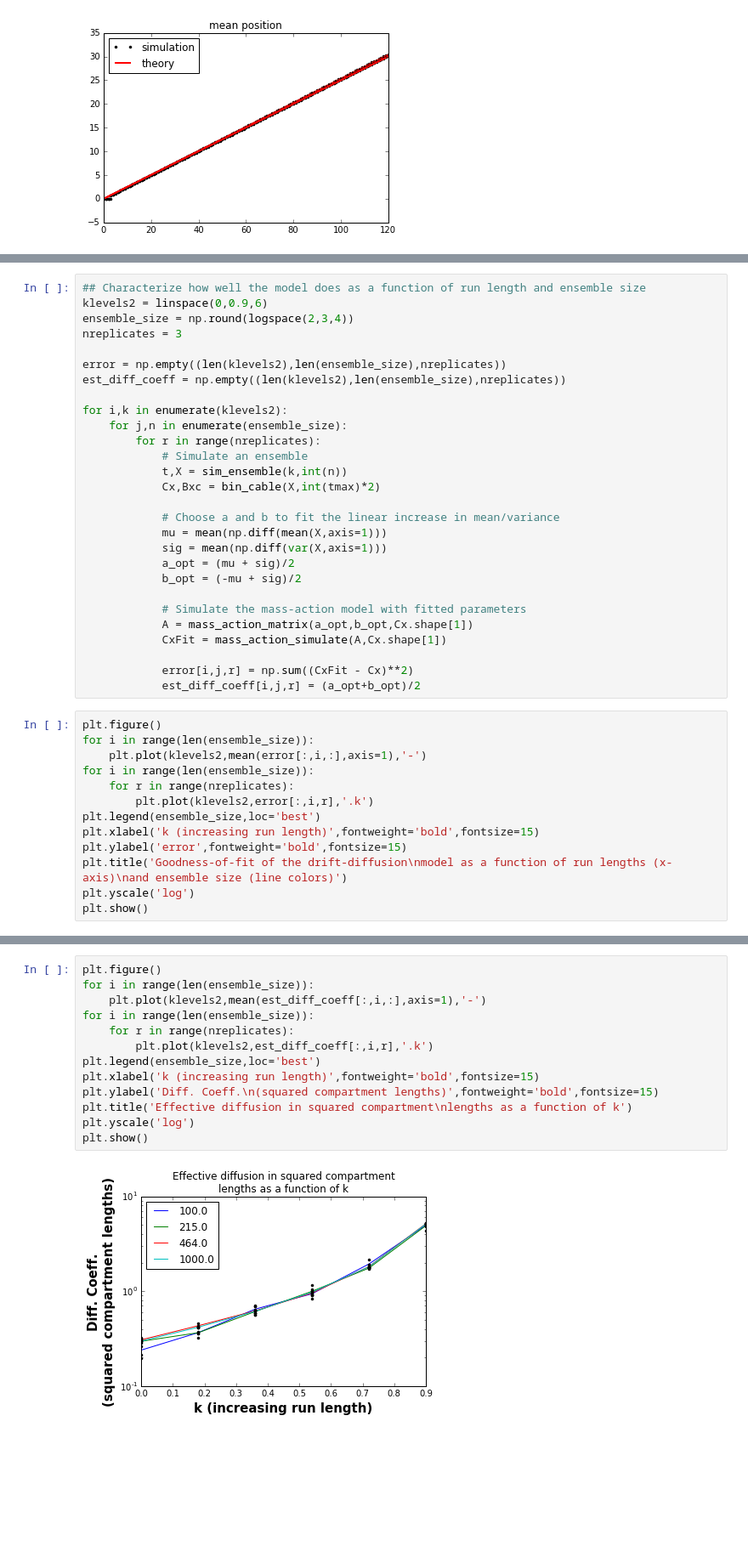
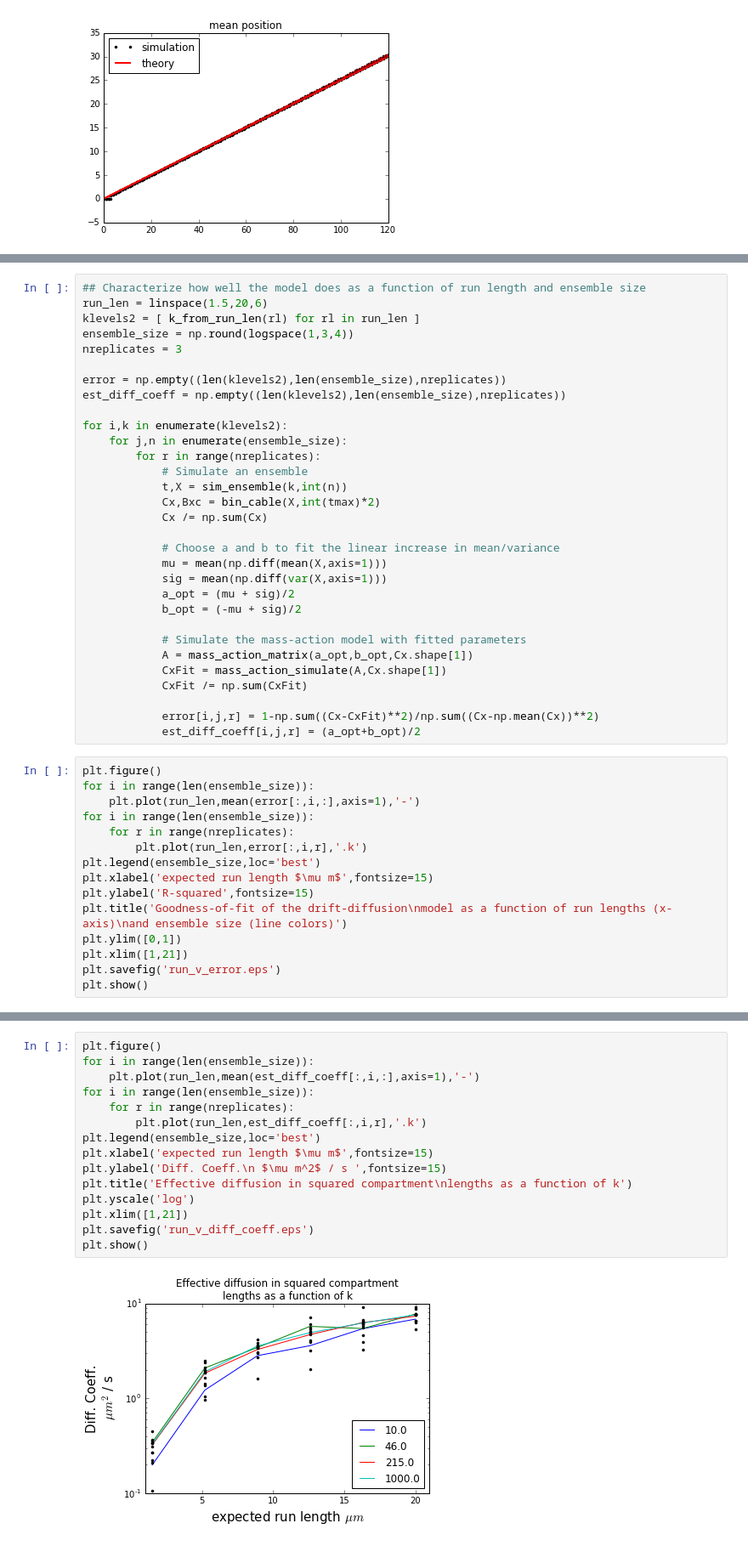
Before and after one commit to ahwillia/Williams-etal-Synaptic-Transport, a Jupyter notebook: code/01_model_schematic/final.ipynb, the cells around one changed output, grey strips where cells are left out. Shown: that part at 85% size. Cells and saved outputs as stored; diff of their text form; blank space fills up the shorter version.

Commit message:
nail down run length in fig 1

```diff
--- a/code/01_model_schematic/final.ipynb
+++ b/code/01_model_schematic/final.ipynb
@@ -350,7 +381,8 @@ Increasing the parameter $k$ creates random walks with longer walks (less stocha
 # %%
 ## Characterize how well the model does as a function of run length and ensemble size
-klevels2 = linspace(0,0.9,6)
-ensemble_size = np.round(logspace(2,3,4))
+run_len = linspace(1.5,20,6)
+klevels2 = [ k_from_run_len(rl) for rl in run_len ]
+ensemble_size = np.round(logspace(1,3,4))
 nreplicates = 3
 
 error = np.empty((len(klevels2),len(ensemble_size),nreplicates))
@@ -362,6 +394,7 @@ for i,k in enumerate(klevels2):
             # Simulate an ensemble
             t,X = sim_ensemble(k,int(n))
             Cx,Bxc = bin_cable(X,int(tmax)*2)
+            Cx /= np.sum(Cx)
 
             # Choose a and b to fit the linear increase in mean/variance
             mu = mean(np.diff(mean(X,axis=1)))
@@ -372,20 +405,23 @@ for i,k in enumerate(klevels2):
             # Simulate the mass-action model with fitted parameters
             A = mass_action_matrix(a_opt,b_opt,Cx.shape[1])
             CxFit = mass_action_simulate(A,Cx.shape[1])
+            CxFit /= np.sum(CxFit)
 
-            error[i,j,r] = np.sum((CxFit - Cx)**2)
+            error[i,j,r] = 1-np.sum((Cx-CxFit)**2)/np.sum((Cx-np.mean(Cx))**2)
             est_diff_coeff[i,j,r] = (a_opt+b_opt)/2
 # %%
 plt.figure()
 for i in range(len(ensemble_size)):
-    plt.plot(klevels2,mean(error[:,i,:],axis=1),'-')
+    plt.plot(run_len,mean(error[:,i,:],axis=1),'-')
 for i in range(len(ensemble_size)):
     for r in range(nreplicates):
-        plt.plot(klevels2,error[:,i,r],'.k')
+        plt.plot(run_len,error[:,i,r],'.k')
 plt.legend(ensemble_size,loc='best')
-plt.xlabel('k (increasing run length)',fontweight='bold',fontsize=15)
-plt.ylabel('error',fontweight='bold',fontsize=15)
+plt.xlabel('expected run length $\mu m$',fontsize=15)
+plt.ylabel('R-squared',fontsize=15)
 plt.title('Goodness-of-fit of the drift-diffusion\nmodel as a function of run lengths (x-axis)\nand ensemble size (line colors)')
-plt.yscale('log')
+plt.ylim([0,1])
+plt.xlim([1,21])
+plt.savefig('run_v_error.eps')
 plt.show()
 # %% [output]
@@ -393,15 +429,17 @@ plt.show()
 # %%
 plt.figure()
 for i in range(len(ensemble_size)):
-    plt.plot(klevels2,mean(est_diff_coeff[:,i,:],axis=1),'-')
+    plt.plot(run_len,mean(est_diff_coeff[:,i,:],axis=1),'-')
 for i in range(len(ensemble_size)):
     for r in range(nreplicates):
-        plt.plot(klevels2,est_diff_coeff[:,i,r],'.k')
+        plt.plot(run_len,est_diff_coeff[:,i,r],'.k')
 plt.legend(ensemble_size,loc='best')
-plt.xlabel('k (increasing run length)',fontweight='bold',fontsize=15)
-plt.ylabel('Diff. Coeff.\n(squared compartment lengths)',fontweight='bold',fontsize=15)
+plt.xlabel('expected run length $\mu m$',fontsize=15)
+plt.ylabel('Diff. Coeff.\n $\mu m^2$ / s ',fontsize=15)
 plt.title('Effective diffusion in squared compartment\nlengths as a function of k')
 plt.yscale('log')
+plt.xlim([1,21])
+plt.savefig('run_v_diff_coeff.eps')
 plt.show()
 # %% [output]
-[figure, old version]
+[figure, new version]
```
Also changed, not shown: parts of 5 cells of this notebook, 3 other files.
